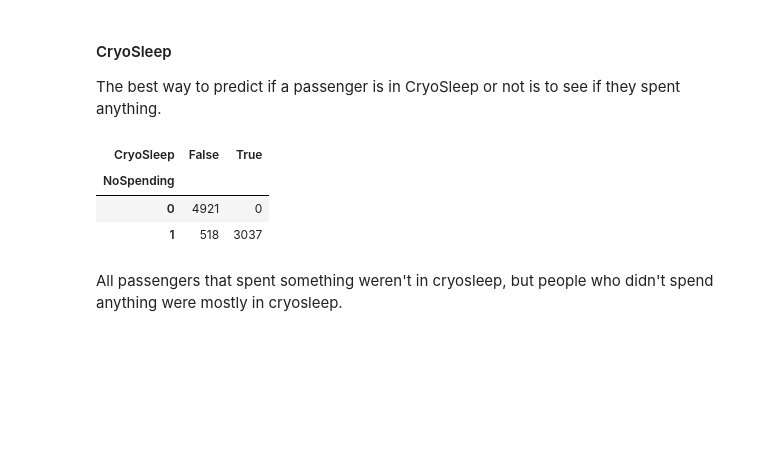
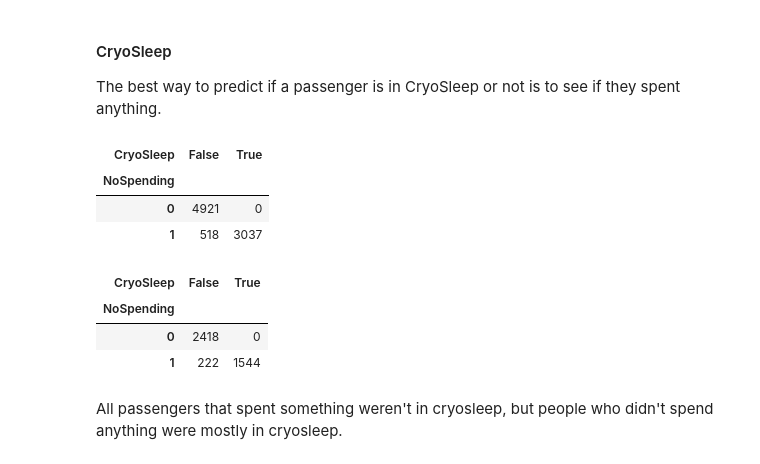
Before and after one commit to hanashah-01/spaceship-titanic, a Jupyter notebook: spaceship-titanic-new.ipynb, the cells around one changed output. Drawn from its saved outputs; the diff is of its cells as text; code cells hidden in the pictures; blank space fills up the shorter version.

```diff
--- a/spaceship-titanic-new.ipynb
+++ b/spaceship-titanic-new.ipynb
@@ -1040,6 +1040,14 @@ space_train.groupby(['NoSpending','CryoSleep'])['CryoSleep'].size().unstack().fi
 | NoSpending |  |  |
 | 0 | 4921 | 0 |
 | 1 | 518 | 3037 |
+# %%
+# Joint distribution
+space_test.groupby(['NoSpending','CryoSleep'])['CryoSleep'].size().unstack().fillna(0)
+# %% [output]
+| CryoSleep | False | True |
+| NoSpending |  |  |
+| 0 | 2418 | 0 |
+| 1 | 222 | 1544 |
 # %% [markdown]
 All passengers that spent something weren't in cryosleep, but people who didn't spend anything were mostly in cryosleep.
 # %%
```
Also changed, not shown: parts of 9 cells of this notebook.
